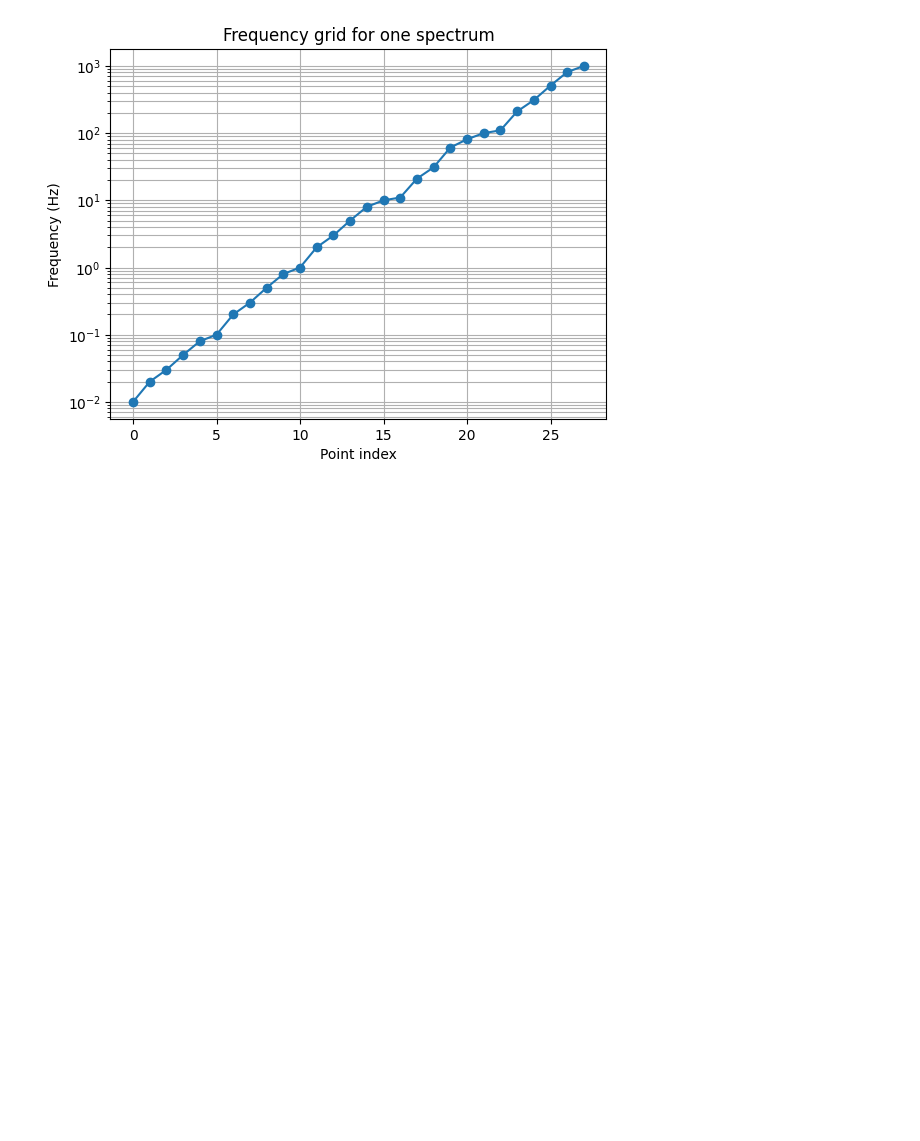
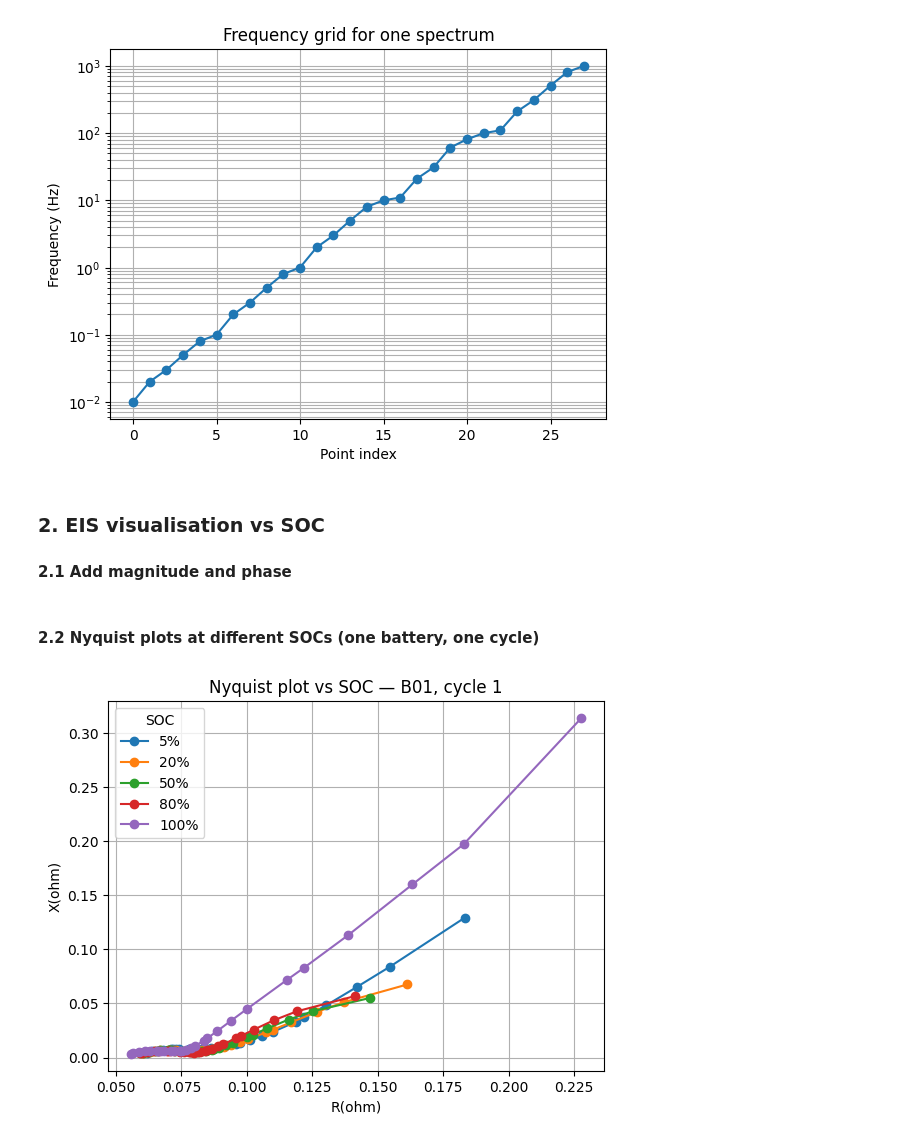
Before and after one commit to ChouaibB/battery-diagnostics-impedance-ml-examples, a Jupyter notebook: notebooks/01_eis_soc_exploration.ipynb, the cells around one changed output. Saved outputs shown, nothing was run; the diff lists cells and outputs as text; code cells hidden in the pictures; blank space fills up the shorter version.

Commit message:
e.g. visualizing one spectrum, nyquist+bode

```diff
--- a/notebooks/01_eis_soc_exploration.ipynb
+++ b/notebooks/01_eis_soc_exploration.ipynb
@@ -162,3 +162,39 @@ plt.grid(True, which="both")
 plt.show()
 # %% [output]
 [figure]
+# %% [markdown]
+### 2. EIS visualisation vs SOC
+
+#### 2.1 Add magnitude and phase
+# %%
+eis_df["z_mag_ohm"] = np.sqrt(eis_df["z_real_ohm"]**2 + eis_df["z_imag_ohm"]**2)
+eis_df["z_phase_deg"] = np.degrees(np.arctan2(eis_df["z_imag_ohm"], eis_df["z_real_ohm"]))
+# %% [markdown]
+#### 2.2 Nyquist plots at different SOCs (one battery, one cycle)
+# %%
+battery_id_to_plot = "B01"
+cycle_to_plot = 1
+
+sub = eis_df[
+    (eis_df["battery_id"] == battery_id_to_plot)
+    & (eis_df["cycle"] == cycle_to_plot)
+].copy()
+
+soc_levels_to_plot = [5, 20, 50, 80, 100]
+soc_levels_available = sorted(sub["soc"].unique())
+soc_levels_to_plot = [s for s in soc_levels_to_plot if s in soc_levels_available]
+
+plt.figure()
+
+for soc in soc_levels_to_plot:
+    g = sub[sub["soc"] == soc].sort_values("frequency_hz")
+    plt.plot(g["z_real_ohm"], -g["z_imag_ohm"], marker="o", label=f"{soc}%")
+
+plt.xlabel("R(ohm)")
+plt.ylabel("X(ohm)")
+plt.title(f"Nyquist plot vs SOC — {battery_id_to_plot}, cycle {cycle_to_plot}")
+plt.legend(title="SOC")
+plt.grid(True)
+plt.show()
+# %% [output]
+[figure, added]
```
Also changed, not shown: parts of 2 cells of this notebook.
